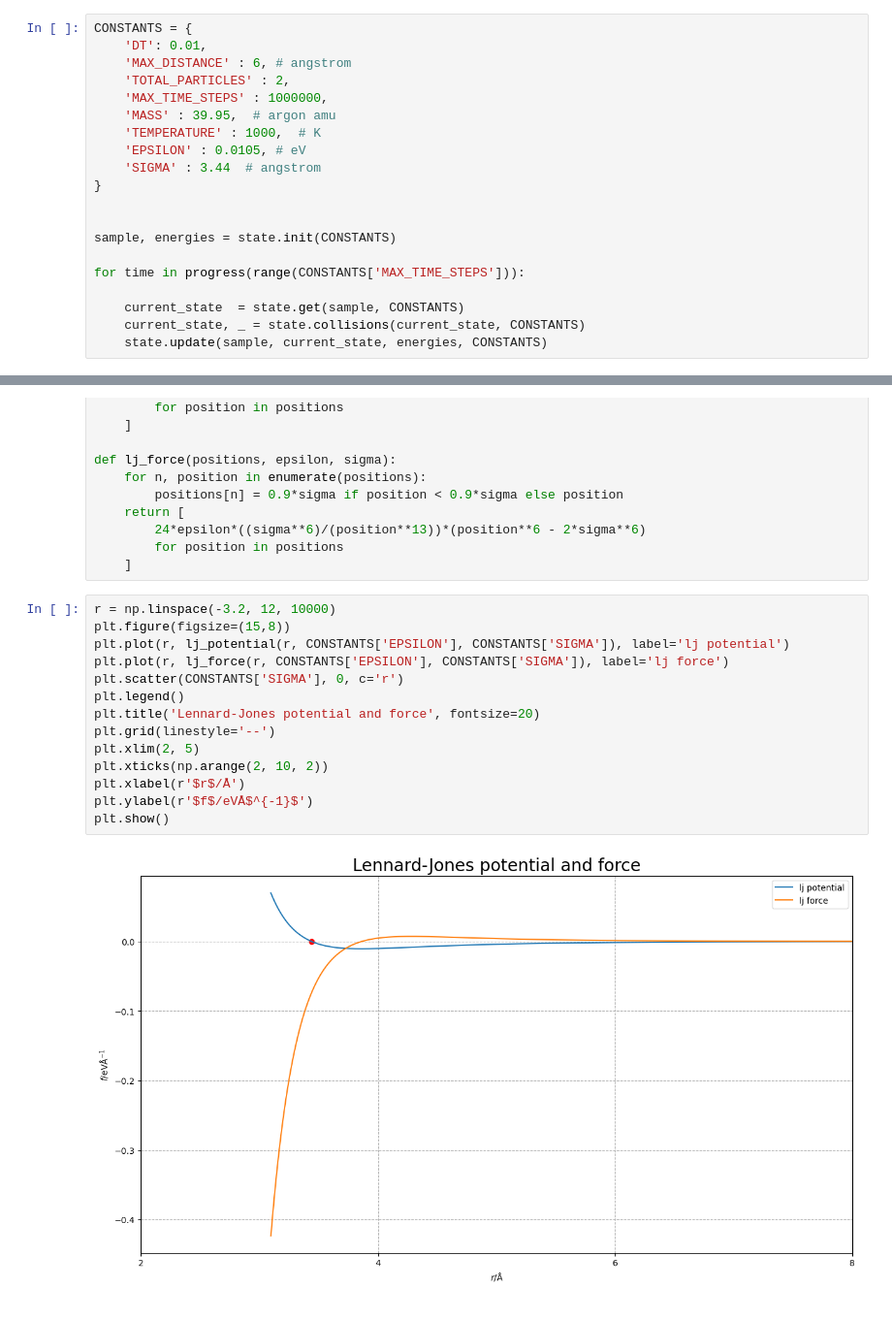
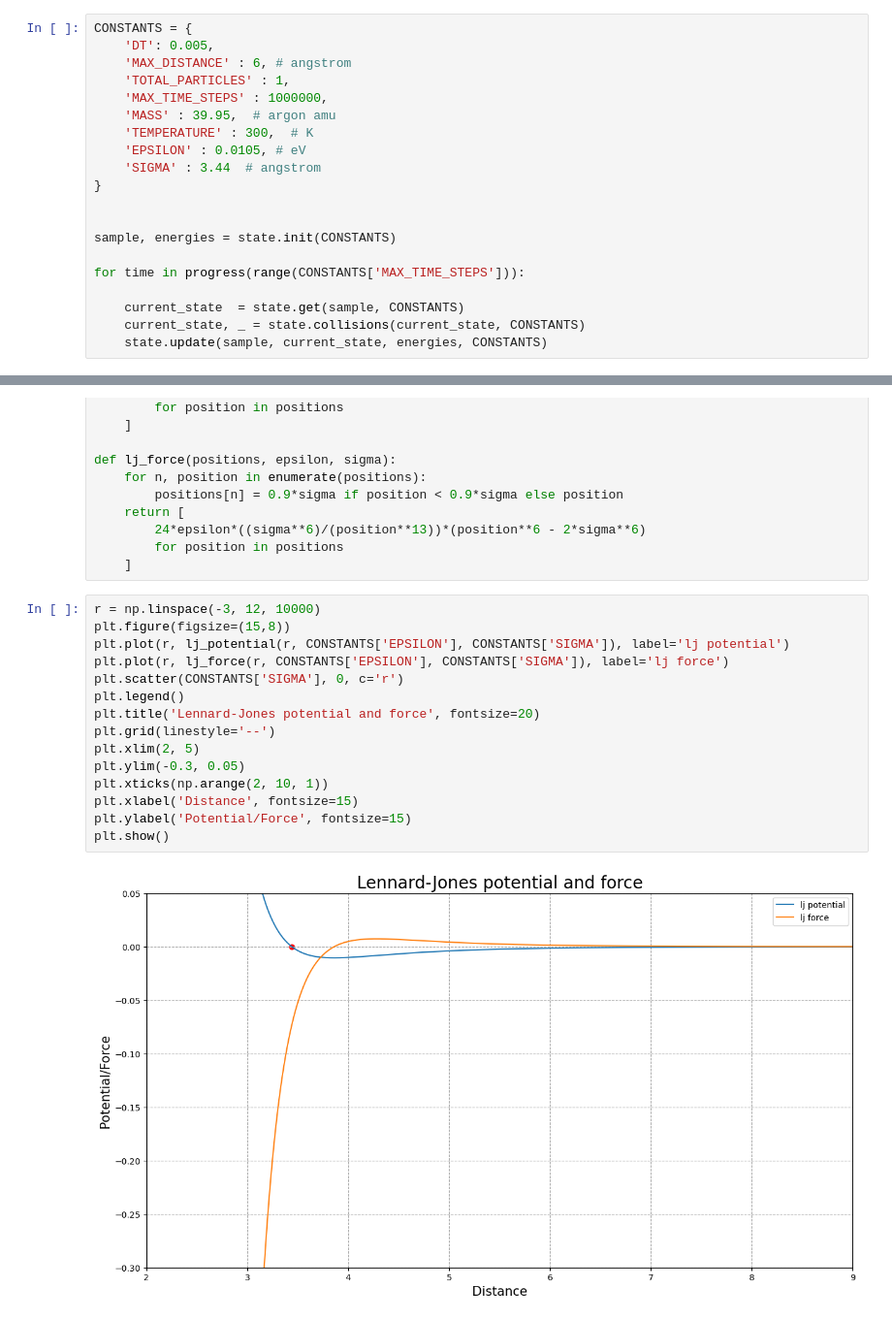
Before and after one commit to giuseppesimionato/gas-simulation, a Jupyter notebook: gas-simulation.ipynb, the cells around one changed output, grey strips where cells are left out. Shown at 97% size. Cells and saved outputs as stored; diff of their text form.

```diff
--- a/gas-simulation.ipynb
+++ b/gas-simulation.ipynb
@@ -20,12 +20,12 @@ import numpy as np
 from matplotlib import pyplot as plt
 # %%
 CONSTANTS = {
-    'DT': 0.01,
+    'DT': 0.005,
     'MAX_DISTANCE' : 6, # angstrom
-    'TOTAL_PARTICLES' : 2,
+    'TOTAL_PARTICLES' : 1,
     'MAX_TIME_STEPS' : 1000000,
     'MASS' : 39.95,  # argon amu
-    'TEMPERATURE' : 1000,  # K
+    'TEMPERATURE' : 300,  # K
     'EPSILON' : 0.0105, # eV
     'SIGMA' : 3.44  # angstrom
 }
@@ -57,21 +57,22 @@ def lj_force(positions, epsilon, sigma):
         for position in positions
     ]
 # %%
-r = np.linspace(-3.2, 12, 10000)
+r = np.linspace(-3, 12, 10000)
 plt.figure(figsize=(15,8))
 plt.plot(r, lj_potential(r, CONSTANTS['EPSILON'], CONSTANTS['SIGMA']), label='lj potential')
 plt.plot(r, lj_force(r, CONSTANTS['EPSILON'], CONSTANTS['SIGMA']), label='lj force')
 plt.scatter(CONSTANTS['SIGMA'], 0, c='r')
 plt.legend()
 plt.title('Lennard-Jones potential and force', fontsize=20)
 plt.grid(linestyle='--')
 plt.xlim(2, 5)
-plt.xticks(np.arange(2, 10, 2))
-plt.xlabel(r'$r$/Å')
-plt.ylabel(r'$f$/eVÅ$^{-1}$')
+plt.ylim(-0.3, 0.05)
+plt.xticks(np.arange(2, 10, 1))
+plt.xlabel('Distance', fontsize=15)
+plt.ylabel('Potential/Force', fontsize=15)
 plt.show()
 # %% [output]
-[figure, old version]
+[figure, new version]
 # %%
 plot.energy(energies)
 plot.particle_trajectory(sample, CONSTANTS['MAX_DISTANCE'])
```
Also changed, not shown: parts of 3 cells of this notebook, 10 other files.
